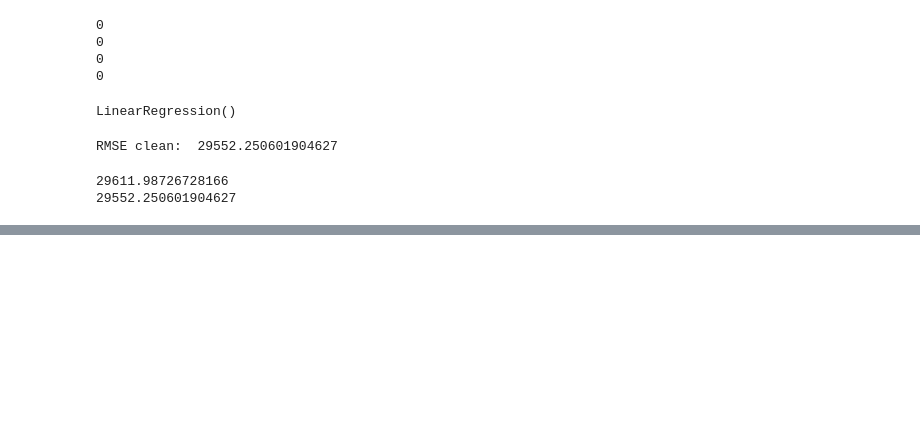
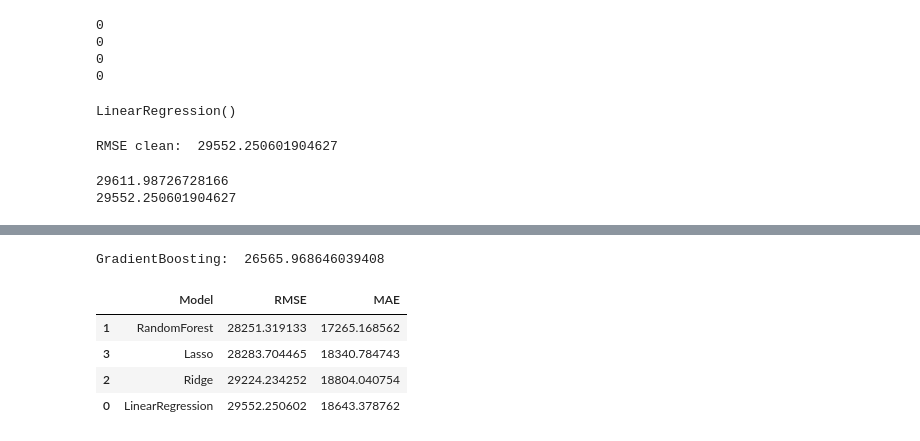
Before and after one commit to VladislavStavtsev/housing-price-prediction, a Jupyter notebook: notebooks/04_modeling.ipynb, the cells around one changed output, grey strips where cells are left out. Drawn from its saved outputs; the diff is of its cells as text; code cells hidden in the pictures; blank space fills up the shorter version.

Commit message:
Add GradientBoosting, MAE evaluation and model comparison

```diff
--- a/notebooks/04_modeling.ipynb
+++ b/notebooks/04_modeling.ipynb
@@ -199,2 +205,56 @@ results_df
 | 2 | Ridge | 29224.234252 |
 | 0 | LinearRegression | 29552.250602 |
+# %%
+from sklearn.ensemble import GradientBoostingRegressor
+
+model = GradientBoostingRegressor(random_state=42)
+rmse = evaluate_model(model, Xfe_train_final, yfe_train, Xfe_test_final, yfe_test)
+print("GradientBoosting: ", rmse)
+# %% [output]
+GradientBoosting:  26565.968646039408
+# %%
+from sklearn.metrics import mean_squared_error, mean_absolute_error
+
+def evaluate_model_full(model, X_train, y_train, X_test, y_test):
+    model.fit(X_train, y_train)
+    y_pred = model.predict(X_test)
+
+    rmse = np.sqrt(mean_squared_error(y_test, y_pred))
+    mae = mean_absolute_error(y_test, y_pred)
+
+    return rmse, mae
+# %%
+results = []
+
+# Без scaling
+for name, model in models_no_scaling.items():
+    rmse, mae = evaluate_model_full(
+        model,
+        Xfe_train_final,
+        yfe_train,
+        Xfe_test_final,
+        yfe_test
+    )
+    results.append((name, rmse, mae))
+
+# Со scaling
+for name, model in models_with_scaling.items():
+    rmse, mae = evaluate_model_full(
+        model,
+        Xfe_train_final_scaled,
+        yfe_train,
+        Xfe_test_final_scaled,
+        yfe_test
+    )
+    results.append((name, rmse, mae))
+
+results_df = pd.DataFrame(results, columns=["Model", "RMSE", "MAE"])
+results_df = results_df.sort_values(by="RMSE")
+
+results_df
+# %% [output]
+|  | Model | RMSE | MAE |
+| 1 | RandomForest | 28251.319133 | 17265.168562 |
+| 3 | Lasso | 28283.704465 | 18340.784743 |
+| 2 | Ridge | 29224.234252 | 18804.040754 |
+| 0 | LinearRegression | 29552.250602 | 18643.378762 |
```
Also changed, not shown: parts of 11 cells of this notebook.
